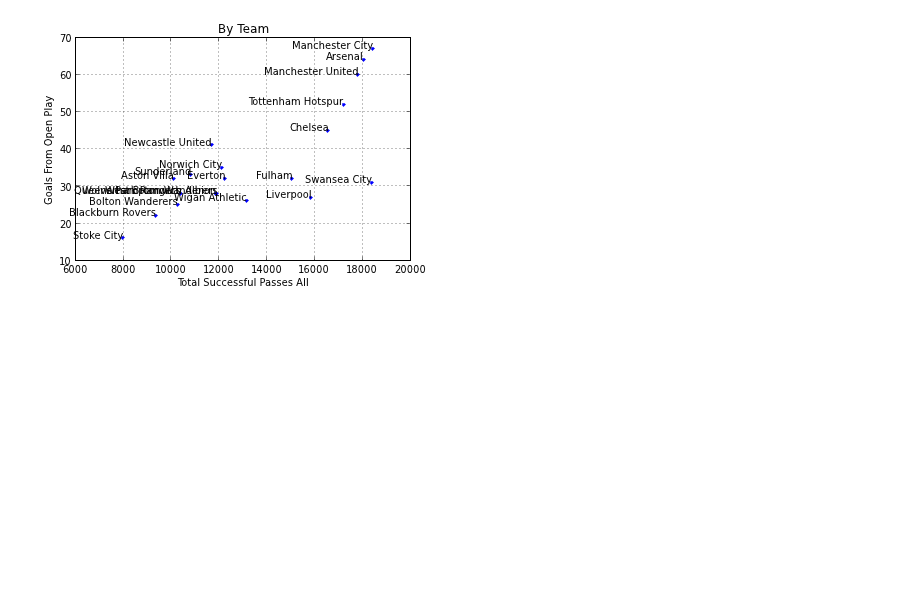
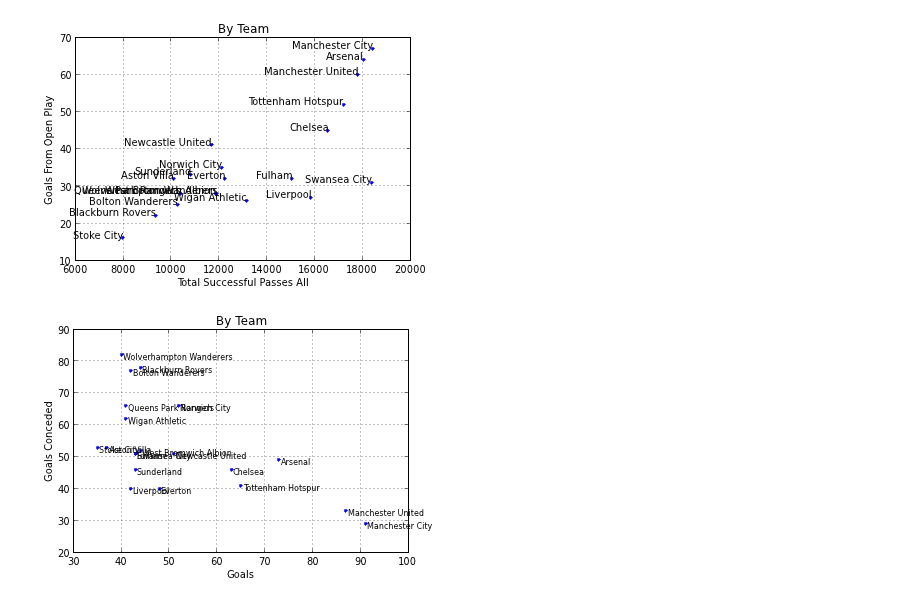
Before and after one commit to jtelszasz/mcfc_analytics_api, a Jupyter notebook: MCFC_EDA.ipynb, the cells around one changed output. Drawn from its saved outputs; the diff is of its cells as text; code cells hidden in the pictures; blank space fills up the shorter version.

```diff
--- a/MCFC_EDA.ipynb
+++ b/MCFC_EDA.ipynb
@@ -4,6 +4,6 @@
 import pandas as pd
 # %%
 # Import the Manchester City dataset for 2011-2012 EPL season
-df_MCFC = pd.read_excel('mcfc_data/Premier League 2011-12 Match by Match.xls', sheetname='Players')
+df_2011_2012_season = pd.read_excel('mcfc_data/Premier League 2011-12 Match by Match.xls', sheetname='Players')
 # %%
 # List all the column names
@@ -29,7 +11,7 @@ list(df_MCFC.columns)
 # %%
 # Some season totals
-df_Player_Season_Totals = df_MCFC.groupby('Player Surname').sum()
-df_Team_Season_Totals = df_MCFC.groupby('Team').sum()
+df_Player_Season_Totals = df_2011_2012_season.groupby('Player Surname').sum()
+df_Team_Season_Totals = df_2011_2012_season.groupby('Team').sum()
 # %%
 plot_Player_TouB_G = df_Player_Season_Totals.plot(x='Touches open play opp box',y='Goals Open Play',marker='.',linestyle='None')
 title('By Player')
@@ -48,3 +30,11 @@ for i, txt in enumerate(df_Team_Season_Totals.index):
 [figure]
 # %%
 a=df_Player_Season_Totals.groupby(df_Player_Season_Totals['Goals']>=5)
+# %%
+plot_Team_G_GC = df_Team_Season_Totals.plot(x='Goals',y='Goals Conceded',marker='.',linestyle='None')
+title('By Team')
+ylabel('Goals Conceded')
+for i, txt in enumerate(df_Team_Season_Totals.index):
+    plot_Team_G_GC.annotate(txt, (df_Team_Season_Totals['Goals'].iloc[i],df_Team_Season_Totals['Goals Conceded'].iloc[i]), size=8, xytext=(2,-5), ha='left', textcoords='offset points')
+# %% [output]
+[figure, added]
```
Also changed, not shown: parts of 11 cells of this notebook, 1 other file.
